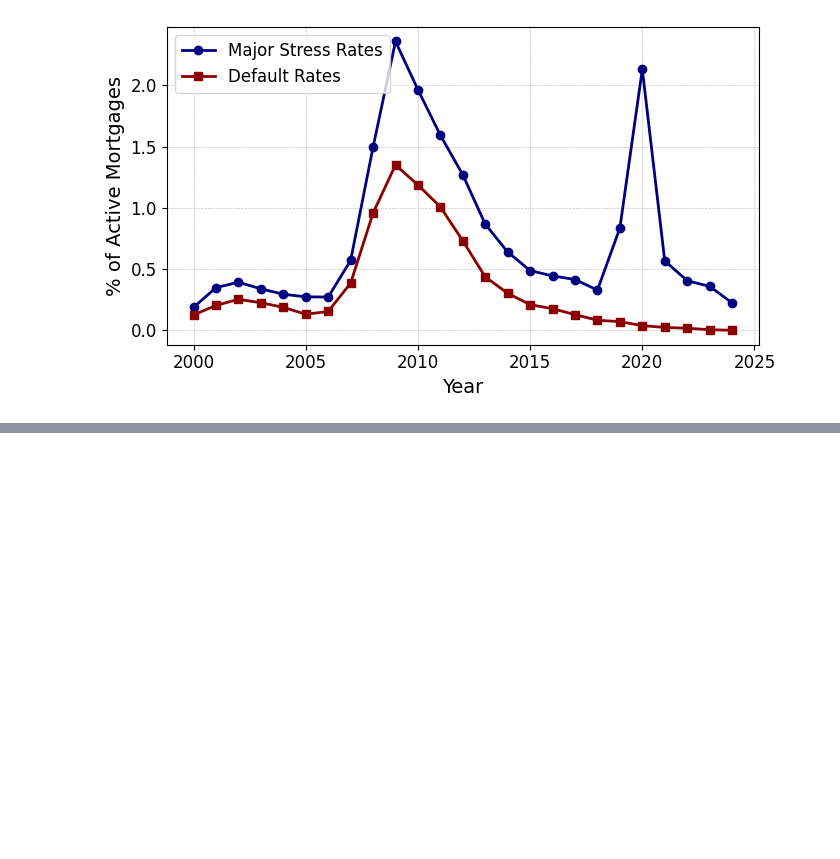
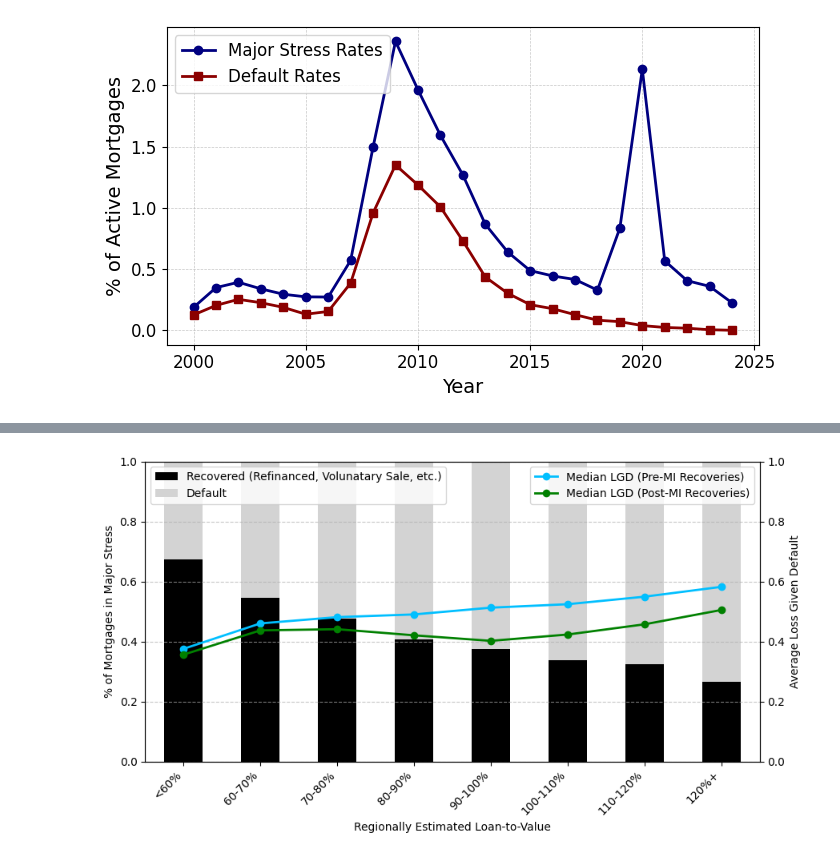
Before and after one commit to SeanVilloresi/freddie-data, a Jupyter notebook: Charts.ipynb, the cells around one changed output, grey strips where cells are left out. Drawn from its saved outputs; the diff is of its cells as text; code cells hidden in the pictures; blank space fills up the shorter version.

```diff
--- a/Charts.ipynb
+++ b/Charts.ipynb
@@ -178,0 +186,8 @@ plt.show()
+# %%
+Chart["Estimated Value at Origination"] = Chart["Original UPB"] / (Chart["Original Combined Loan-to-Value (CLTV)"] / 100)
+Chart["Estimated Current Value"] = Chart["Estimated Value at Origination"] * (Chart["HPI Change %"] + 1)
+
+Chart["Imputed Estimated LTV"] = Chart["Current Actual UPB"] / Chart["Estimated Current Value"]
+
+Chart["LGD"] = Chart["Actual Loss Calculation"] / Chart["Zero Balance Removal UPB"]
+Chart["Other LGD"] =  (Chart["Actual Loss Calculation"] - Chart["MI Recoveries"]) / Chart["Zero Balance Removal UPB"]
@@ -178,0 +210,51 @@ plt.show()
+# %%
+import pandas as pd
+import matplotlib.pyplot as plt
+
+# Assuming your DataFrame is called df
+# and columns are similar to what you showed
+
+# Example: load your dataframe (replace this with your own loading if needed)
+# df = pd.read_csv('your_data.csv')
+
+# Define LTV buckets
+bins = [0, 0.6, 0.7, 0.8, 0.9, 1, 1.1, 1.2, 2.0]
+labels = ['<60%', '60-70%', '70-80%', '80-90%', '90-100%', '100-110%', '110-120%', '120%+']
+Chart['Regionally Estimated Loan-to-Value'] = pd.cut(Chart['Imputed Estimated LTV'], bins=bins, labels=labels, right=False)
+
+# Group and count defaults and non-defaults
+grouped_counts = Chart.groupby(['Regionally Estimated Loan-to-Value', 'Default Flag']).size().unstack(fill_value=0)
+grouped_props = grouped_counts.div(grouped_counts.sum(axis=1), axis=0)
+
+
+
+# Calculate average LGD per bucket
+med_lgd_preMI = Chart[Chart["Default Flag"] == 1].groupby('Regionally Estimated Loan-to-Value')['Other LGD'].median() * -1
+med_lgd = Chart[Chart["Default Flag"] == 1].groupby('Regionally Estimated Loan-to-Value')['LGD'].median() * -1
+
+
+fig, ax1 = plt.subplots(figsize=(9, 5))
+
+# Bar chart (default and non-default proportions)
+grouped_props.plot(kind='bar', stacked=True, ax=ax1, color=['black', 'lightgrey'])
+
+ax1.set_ylabel("% of Mortgages in Major Stress")
+ax1.set_ylim(0, 1)  # Left y-axis from 0 to 1
+ax1.legend(["Recovered (Refinanced, Volunatary Sale, etc.)", "Default"], loc="upper left")
+ax1.grid(axis='y', linestyle='--', alpha=0.7)
+
+# Line plot for average LGD
+ax2 = ax1.twinx()
+ax2.plot(med_lgd_preMI.index, med_lgd_preMI.values, color='deepskyblue', marker='o', linewidth=2, label='Median LGD (Pre-MI Recoveries)')
+ax2.plot(med_lgd.index, med_lgd.values, color='green', marker='o', linewidth=2, label='Median LGD (Post-MI Recoveries)')
+ax2.set_ylabel("Average Loss Given Default")
+ax2.set_ylim(0, 1)  # Right y-axis from 0 to 1
+ax2.legend(loc="upper right")
+
+ax1.set_xticklabels(ax1.get_xticklabels(), rotation=45, ha='right')
+
+plt.tight_layout()
+plt.savefig("Charts/ImpactOfLTV")
+plt.show()
+# %% [output]
+[figure, added]
```
Also changed, not shown: parts of 3 cells of this notebook, 5 other files.
